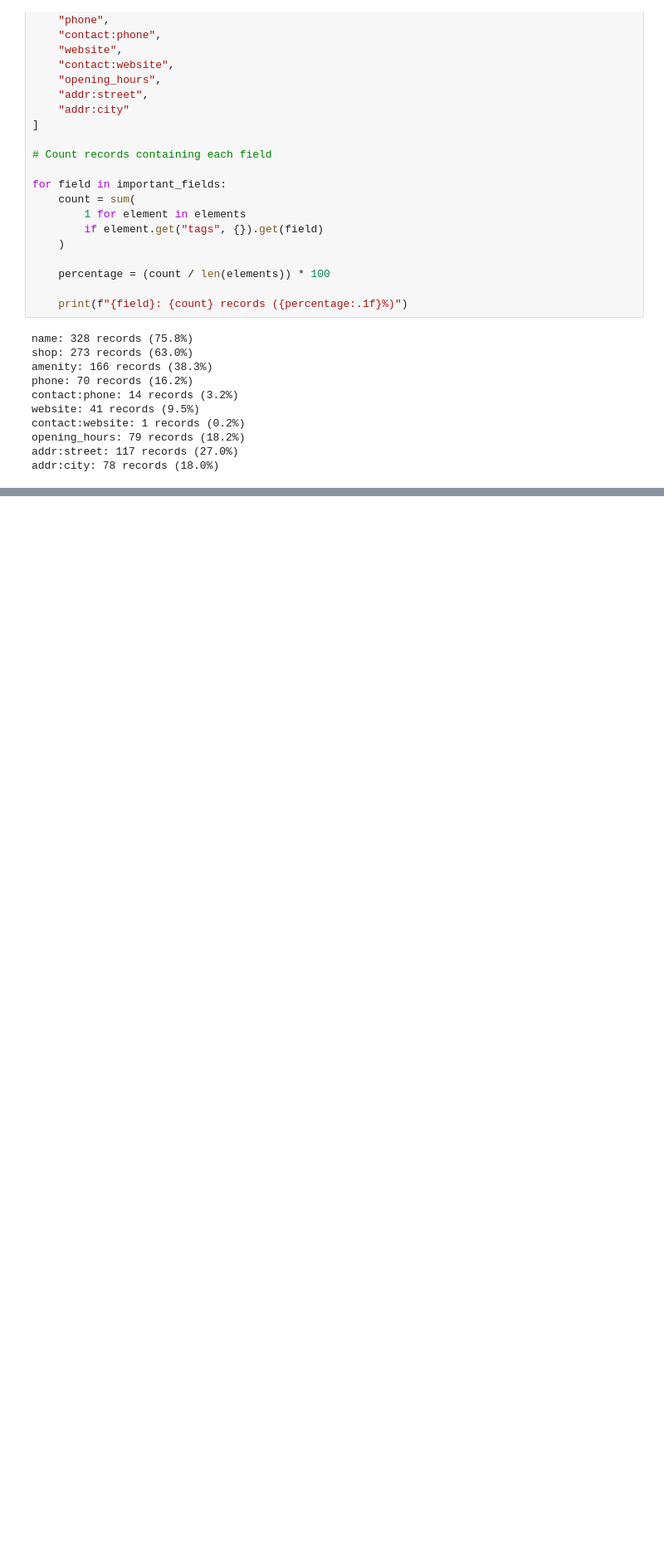
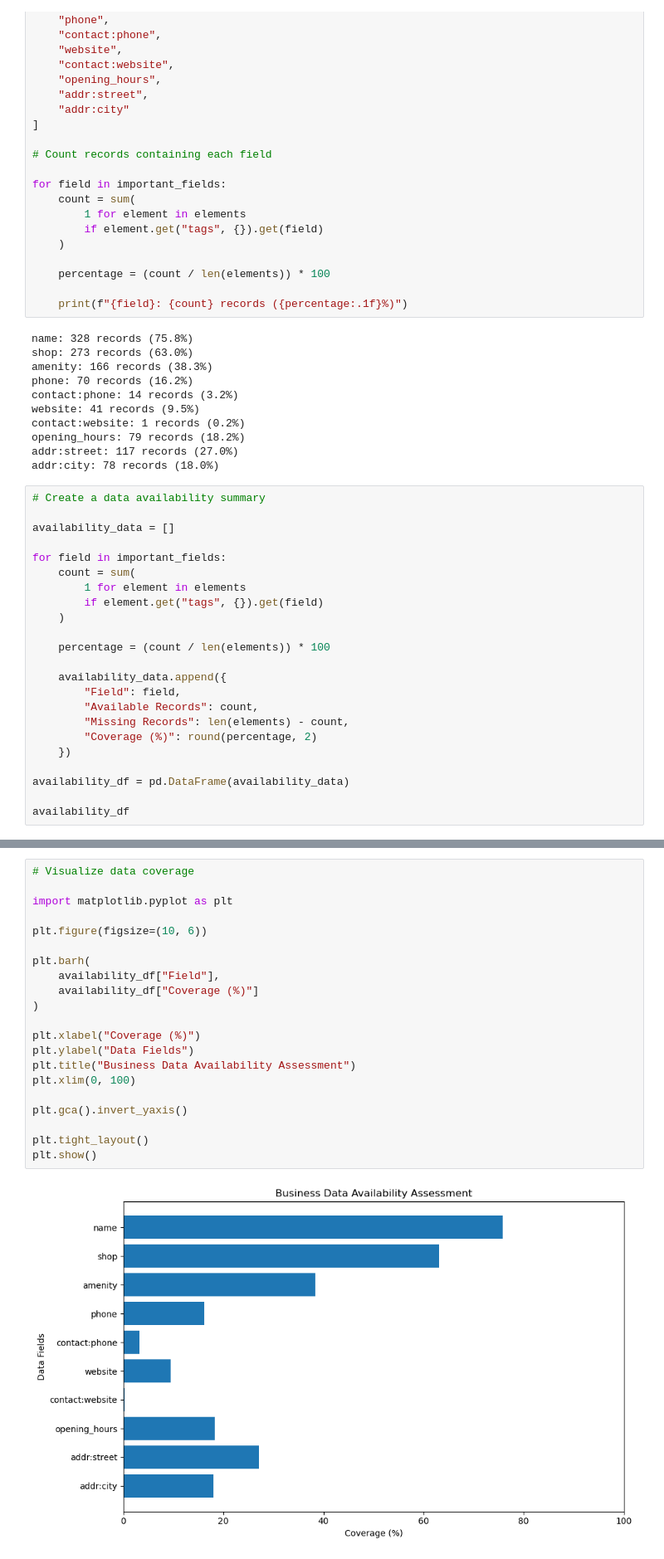
Before and after one commit to Titilayo19/Global-Retail-Outlet-Mapping-Intelligence, a Jupyter notebook: Global Retail Outlet Mapping & Intelligence.ipynb, the cells around one changed output, grey strips where cells are left out. Shown at 83% size. Drawn from its saved outputs; the diff is of its cells as text; blank space fills up the shorter version.

```diff
--- a/Global Retail Outlet Mapping & Intelligence.ipynb
+++ b/Global Retail Outlet Mapping & Intelligence.ipynb
@@ -230,3 +230,26 @@ contact:website: 1 records (0.2%)
 opening_hours: 79 records (18.2%)
 addr:street: 117 records (27.0%)
 addr:city: 78 records (18.0%)
+# %%
+# Create a data availability summary
+
+availability_data = []
+
+for field in important_fields:
+    count = sum(
+        1 for element in elements
+        if element.get("tags", {}).get(field)
+    )
+
+    percentage = (count / len(elements)) * 100
+
+    availability_data.append({
+        "Field": field,
+        "Available Records": count,
+        "Missing Records": len(elements) - count,
+        "Coverage (%)": round(percentage, 2)
+    })
+
+availability_df = pd.DataFrame(availability_data)
+
+availability_df
@@ -232,0 +274,23 @@ addr:city: 78 records (18.0%)
+# %%
+# Visualize data coverage
+
+import matplotlib.pyplot as plt
+
+plt.figure(figsize=(10, 6))
+
+plt.barh(
+    availability_df["Field"],
+    availability_df["Coverage (%)"]
+)
+
+plt.xlabel("Coverage (%)")
+plt.ylabel("Data Fields")
+plt.title("Business Data Availability Assessment")
+plt.xlim(0, 100)
+
+plt.gca().invert_yaxis()
+
+plt.tight_layout()
+plt.show()
+# %% [output]
+[figure, added]
```
Also changed, not shown: parts of 81 cells of this notebook, 3 other files.
